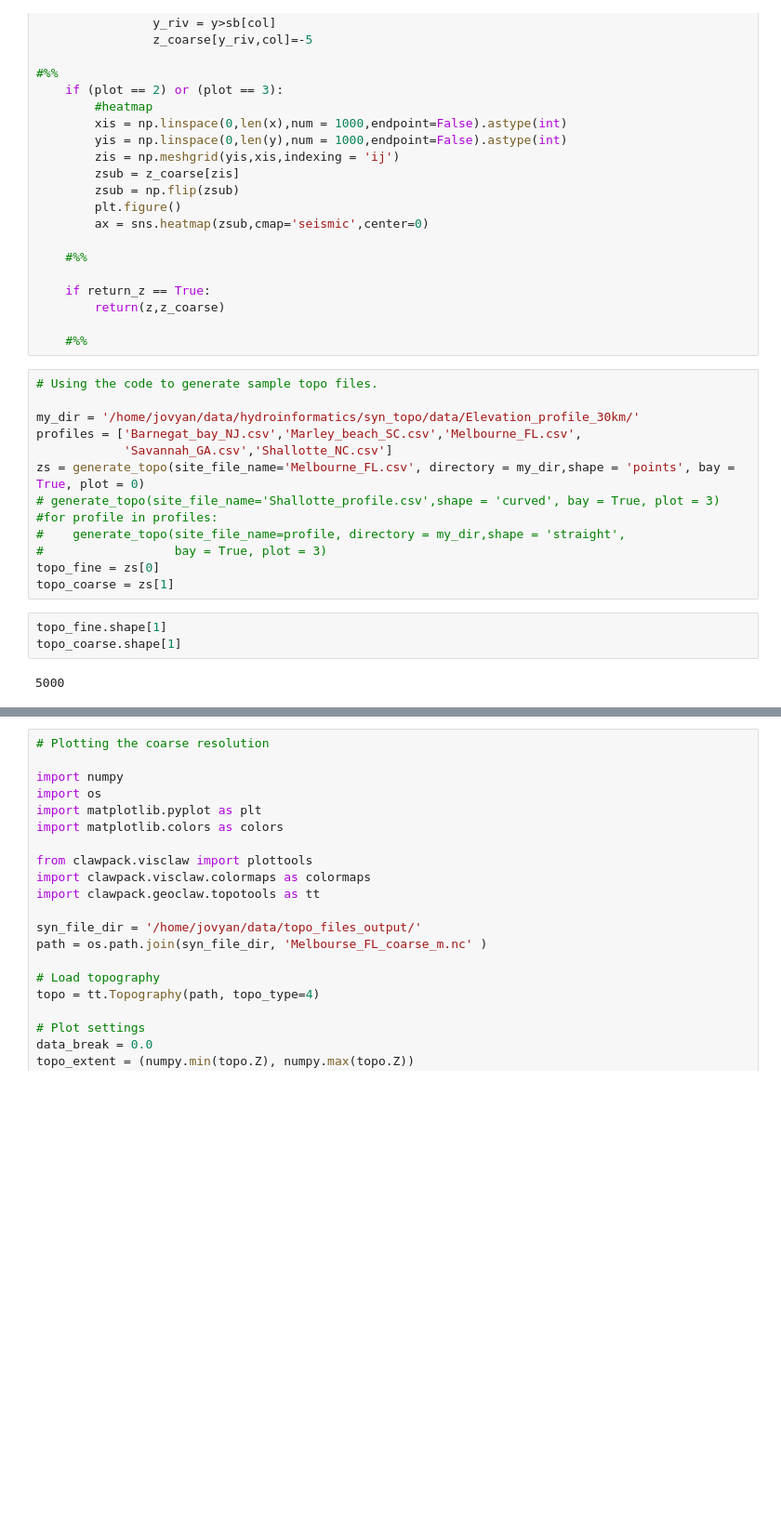
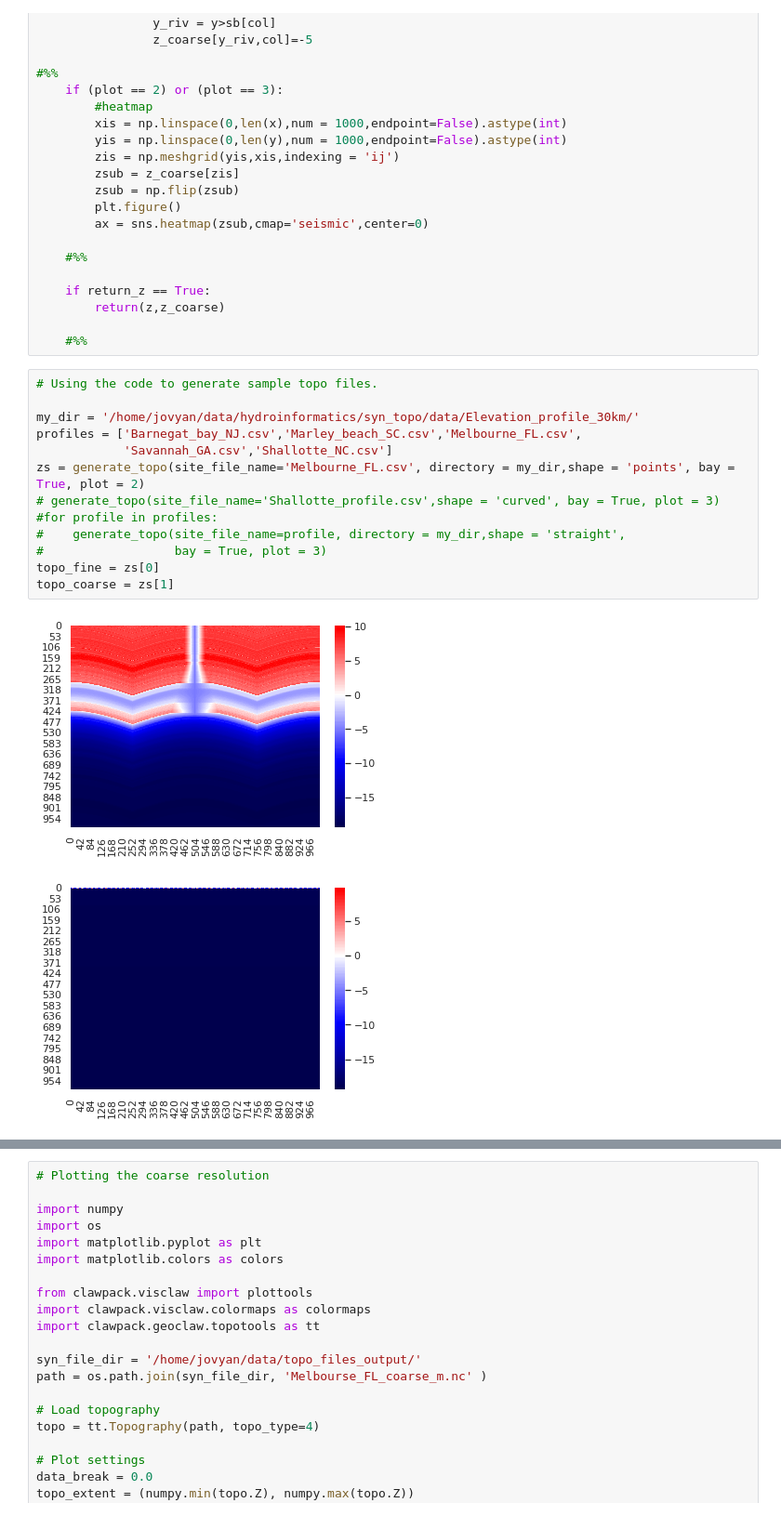
Before and after one commit to NWC-CUAHSI-Summer-Institute/hydroinformatics, a Jupyter notebook: syn_topo/Syn_topo_to_topotools.ipynb, the cells around one changed output, grey strips where cells are left out. Shown at 93% size. Cells and saved outputs as stored; diff of their text form; blank space fills up the shorter version.

Commit message:
modified topo file generation code

```diff
--- a/syn_topo/Syn_topo_to_topotools.ipynb
+++ b/syn_topo/Syn_topo_to_topotools.ipynb
@@ -369,18 +369,16 @@ def generate_topo(site_file_name,directory,shape,bay = False,plot = 3,
 # %%
 # Using the code to generate sample topo files.
 
 my_dir = '/home/jovyan/data/hydroinformatics/syn_topo/data/Elevation_profile_30km/'
 profiles = ['Barnegat_bay_NJ.csv','Marley_beach_SC.csv','Melbourne_FL.csv',
             'Savannah_GA.csv','Shallotte_NC.csv']
-zs = generate_topo(site_file_name='Melbourne_FL.csv', directory = my_dir,shape = 'points', bay = True, plot = 0)
+zs = generate_topo(site_file_name='Melbourne_FL.csv', directory = my_dir,shape = 'points', bay = True, plot = 2)
 # generate_topo(site_file_name='Shallotte_profile.csv',shape = 'curved', bay = True, plot = 3)
 #for profile in profiles:
 #    generate_topo(site_file_name=profile, directory = my_dir,shape = 'straight',
 #                  bay = True, plot = 3)
 topo_fine = zs[0]
 topo_coarse = zs[1]
+# %% [output]
+[figure, added]
+[figure, added]
-# %%
-topo_fine.shape[1]
-topo_coarse.shape[1]
-# %% [output]
-5000
```
Also changed, not shown: parts of 5 cells of this notebook.
